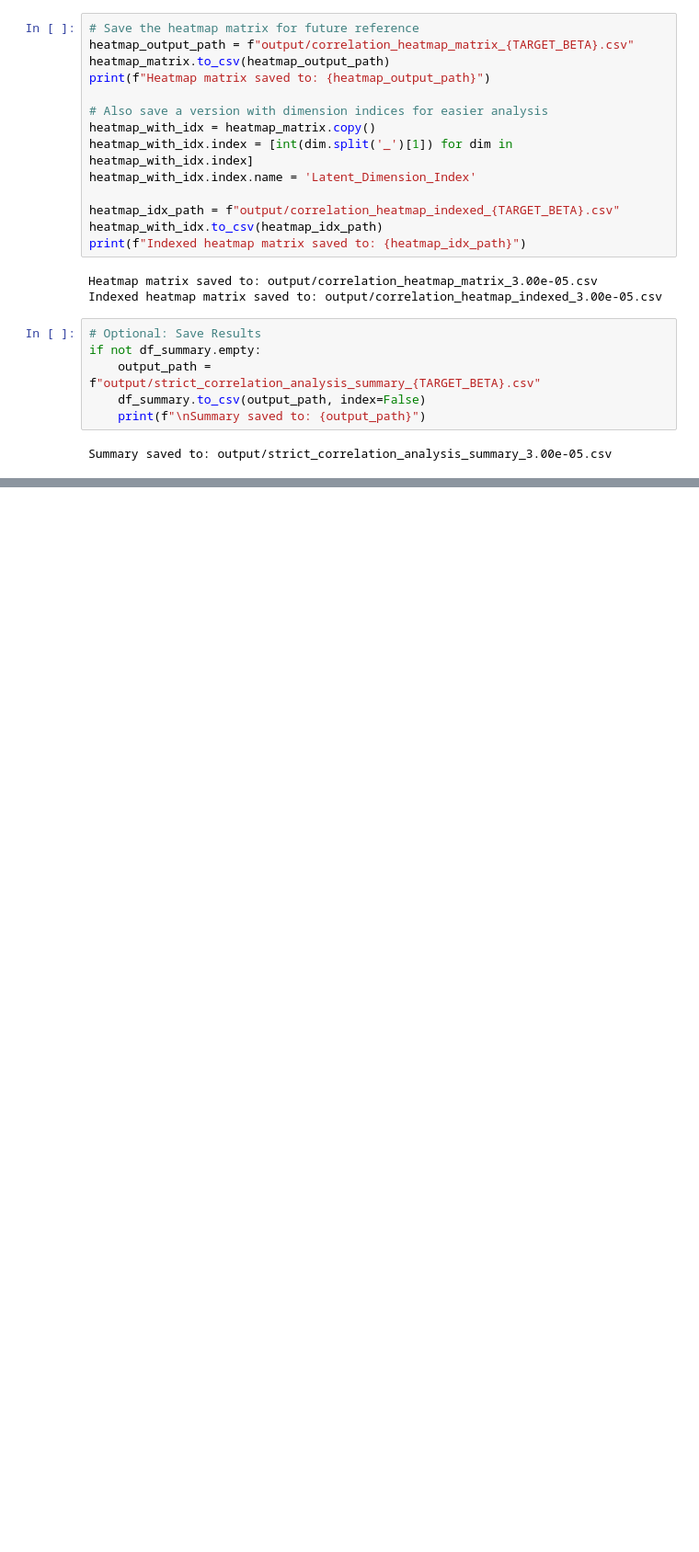
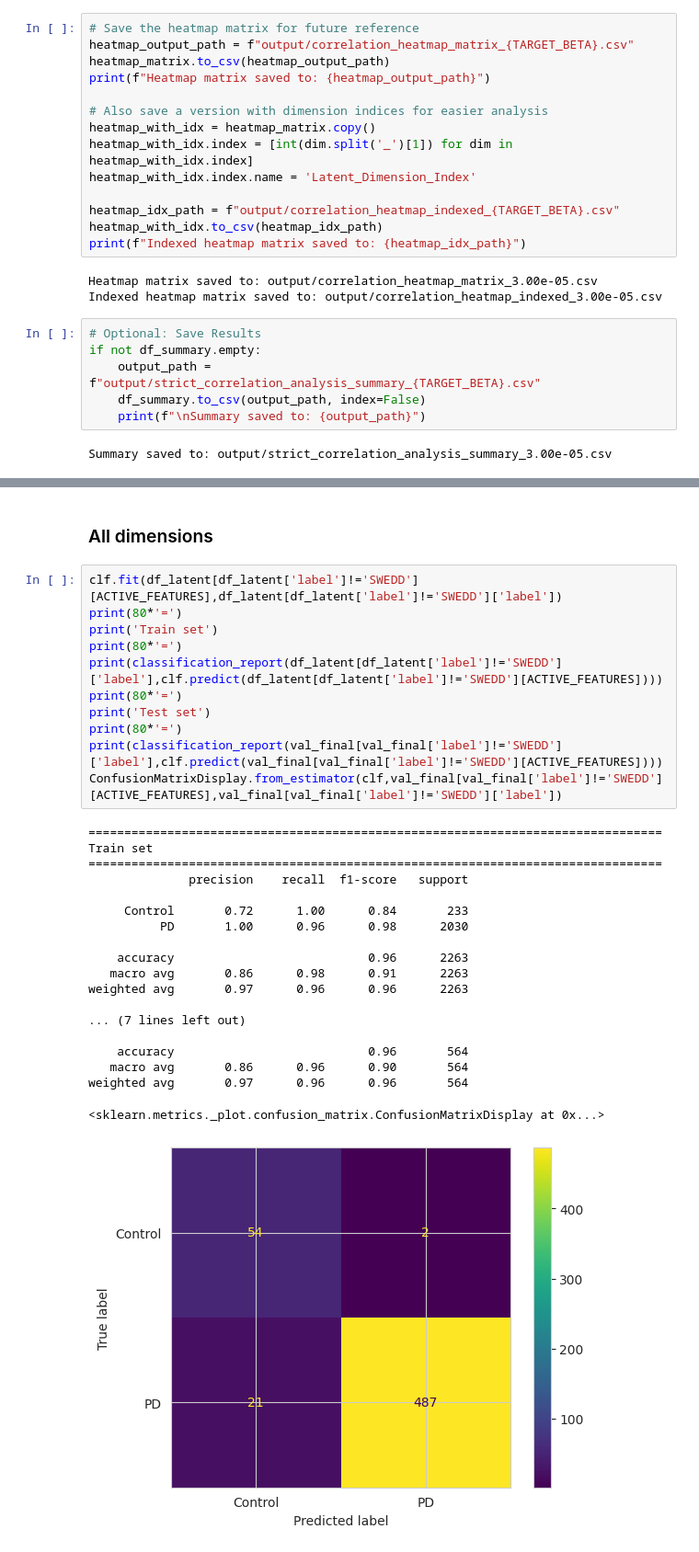
Before and after one commit to figoo210/unsupervised-parkinsons-imaging, a Jupyter notebook: 5.1.1_Dimension_Factor_Correlation_Analysis_Strict.ipynb, the cells around one changed output, grey strips where cells are left out. Shown at 92% size. Drawn from its saved outputs; the diff is of its cells as text; blank space fills up the shorter version.

```diff
--- a/5.1.1_Dimension_Factor_Correlation_Analysis_Strict.ipynb
+++ b/5.1.1_Dimension_Factor_Correlation_Analysis_Strict.ipynb
@@ -550,0 +711,33 @@ Summary saved to: output/strict_correlation_analysis_summary_3.00e-05.csv
+# %% [markdown]
+### All dimensions
+# %%
+clf.fit(df_latent[df_latent['label']!='SWEDD'][ACTIVE_FEATURES],df_latent[df_latent['label']!='SWEDD']['label'])
+print(80*'=')
+print('Train set')
+print(80*'=')
+print(classification_report(df_latent[df_latent['label']!='SWEDD']['label'],clf.predict(df_latent[df_latent['label']!='SWEDD'][ACTIVE_FEATURES])))
+print(80*'=')
+print('Test set')
+print(80*'=')
+print(classification_report(val_final[val_final['label']!='SWEDD']['label'],clf.predict(val_final[val_final['label']!='SWEDD'][ACTIVE_FEATURES])))
+ConfusionMatrixDisplay.from_estimator(clf,val_final[val_final['label']!='SWEDD'][ACTIVE_FEATURES],val_final[val_final['label']!='SWEDD']['label'])
+# %% [output]
+================================================================================
+Train set
+================================================================================
+              precision    recall  f1-score   support
+
+     Control       0.72      1.00      0.84       233
+          PD       1.00      0.96      0.98      2030
+
+    accuracy                           0.96      2263
+   macro avg       0.86      0.98      0.91      2263
+weighted avg       0.97      0.96      0.96      2263
+
+... (7 lines left out)
+
+    accuracy                           0.96       564
+   macro avg       0.86      0.96      0.90       564
+weighted avg       0.97      0.96      0.96       564
+<sklearn.metrics._plot.confusion_matrix.ConfusionMatrixDisplay at 0x...>
+[figure, added]
```
Also changed, not shown: parts of 41 cells of this notebook, 7 other files.
